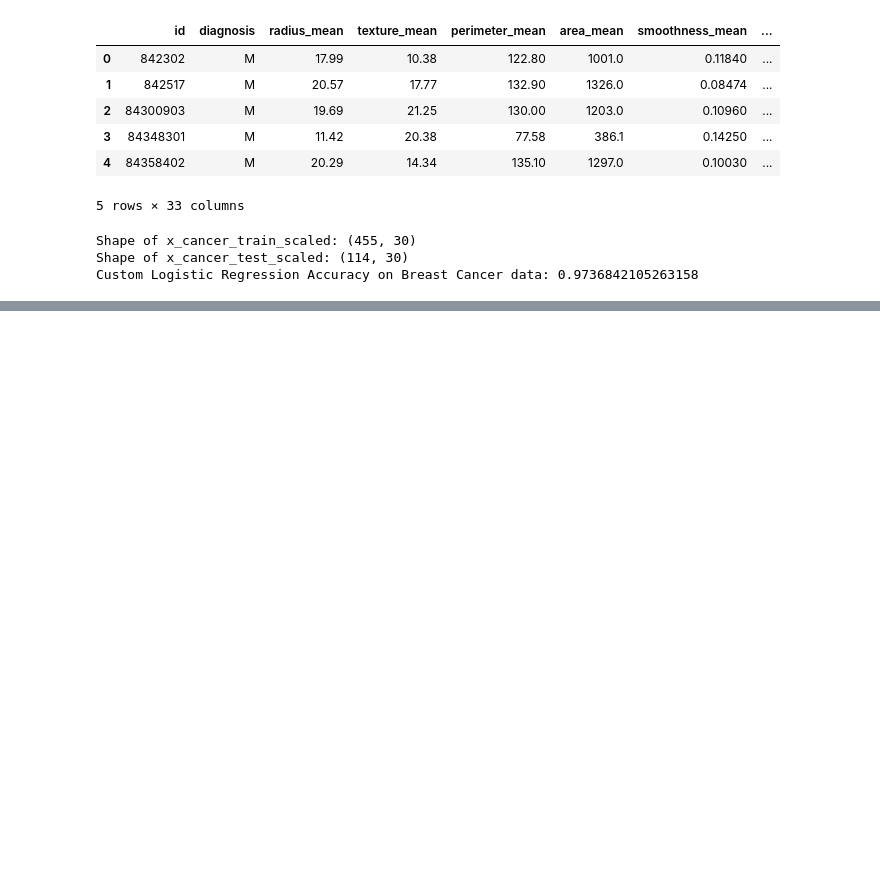
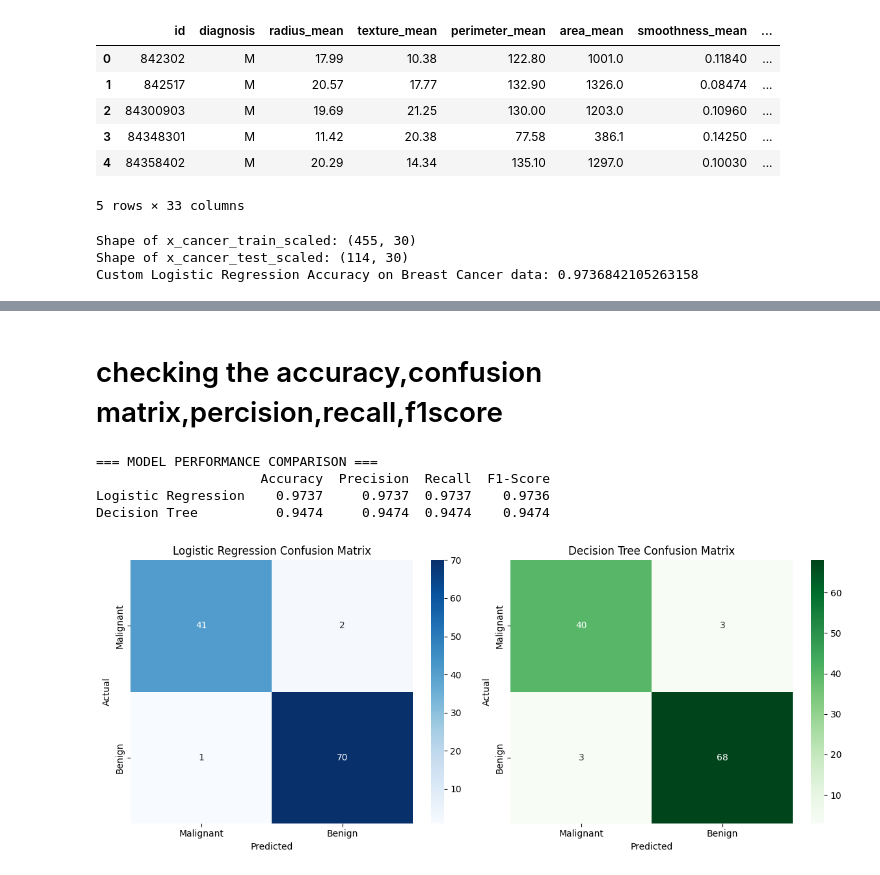
Before and after one commit to saim9211/Machine-Learning-Stuff, a Jupyter notebook: logistic_regression.ipynb, the cells around one changed output, grey strips where cells are left out. Saved outputs shown, nothing was run; the diff lists cells and outputs as text; code cells hidden in the pictures; blank space fills up the shorter version.

```diff
--- a/logistic_regression.ipynb
+++ b/logistic_regression.ipynb
@@ -518,0 +294,80 @@ plt.show()
+# %% [markdown]
+# checking the accuracy,confusion matrix,percision,recall,f1score
+# %%
+import numpy as np
+import pandas as pd
+import matplotlib.pyplot as plt
+import seaborn as sns
+
+from sklearn.datasets import load_breast_cancer
+from sklearn.model_selection import train_test_split
+from sklearn.preprocessing import StandardScaler
+from sklearn.linear_model import LogisticRegression
+from sklearn.tree import DecisionTreeClassifier
+from sklearn.metrics import accuracy_score, precision_score, recall_score, f1_score, confusion_matrix
+
+# 1. Load the Breast Cancer Dataset
+data = load_breast_cancer()
+X = pd.DataFrame(data.data, columns=data.feature_names)
+y = data.target  # 0 = Malignant (Cancer), 1 = Benign (Healthy)
+
+# 2. Split into Train and Test sets (80% Train, 20% Test)
+X_train, X_test, y_train, y_test = train_test_split(X, y, test_size=0.2, random_state=42)
+
+# 3. Scaling (Crucial for Logistic Regression, optional but harmless for Decision Tree)
+scaler = StandardScaler()
+X_train_scaled = scaler.fit_transform(X_train)
+X_test_scaled = scaler.transform(X_test)
+
+# 4. Initialize the Models
+log_reg = LogisticRegression(random_state=42)
+dt_tree = DecisionTreeClassifier(max_depth=4, random_state=42) # Restricted depth to prevent overfitting
+
+# 5. Train the Models
+log_reg.fit(X_train_scaled, y_train)
+dt_tree.fit(X_train, y_train) # Decision Trees don't require scaled data
+
+# 6. Make Predictions
+y_pred_log = log_reg.predict(X_test_scaled)
+y_pred_dt = dt_tree.predict(X_test)
+
+# 7. Helper Function to Gather Metrics
+def calculate_metrics(y_true, y_pred, average_type='macro'):
+    return {
+        "Accuracy": accuracy_score(y_true, y_pred),
+        "Precision": precision_score(y_true, y_pred, average=average_type),
+        "Recall": recall_score(y_true, y_pred, average=average_type),
+        "F1-Score": f1_score(y_true, y_pred, average=average_type)
+    }
+
+metrics_log = calculate_metrics(y_test, y_pred_log, average_type='weighted')
+metrics_dt = calculate_metrics(y_test, y_pred_dt, average_type='weighted')
+
+# 8. Display Results Side-by-Side
+df_compare = pd.DataFrame([metrics_log, metrics_dt], index=["Logistic Regression", "Decision Tree"])
+print("\n=== MODEL PERFORMANCE COMPARISON ===")
+print(df_compare.round(4))
+
+# 9. Plot Confusion Matrices
+fig, axes = plt.subplots(1, 2, figsize=(12, 5))
+
+sns.heatmap(confusion_matrix(y_test, y_pred_log), annot=True, fmt='d', cmap='Blues', ax=axes[0],
+            xticklabels=['Malignant', 'Benign'], yticklabels=['Malignant', 'Benign'])
+axes[0].set_title("Logistic Regression Confusion Matrix")
+axes[0].set_xlabel("Predicted")
+axes[0].set_ylabel("Actual")
+
+sns.heatmap(confusion_matrix(y_test, y_pred_dt), annot=True, fmt='d', cmap='Greens', ax=axes[1],
+            xticklabels=['Malignant', 'Benign'], yticklabels=['Malignant', 'Benign'])
+axes[1].set_title("Decision Tree Confusion Matrix")
+axes[1].set_xlabel("Predicted")
+axes[1].set_ylabel("Actual")
+
+plt.tight_layout()
+plt.show()
+# %% [output]
+=== MODEL PERFORMANCE COMPARISON ===
+                     Accuracy  Precision  Recall  F1-Score
+Logistic Regression    0.9737     0.9737  0.9737    0.9736
+Decision Tree          0.9474     0.9474  0.9474    0.9474
+[figure, added]
```
Also changed, not shown: parts of 25 cells of this notebook.
